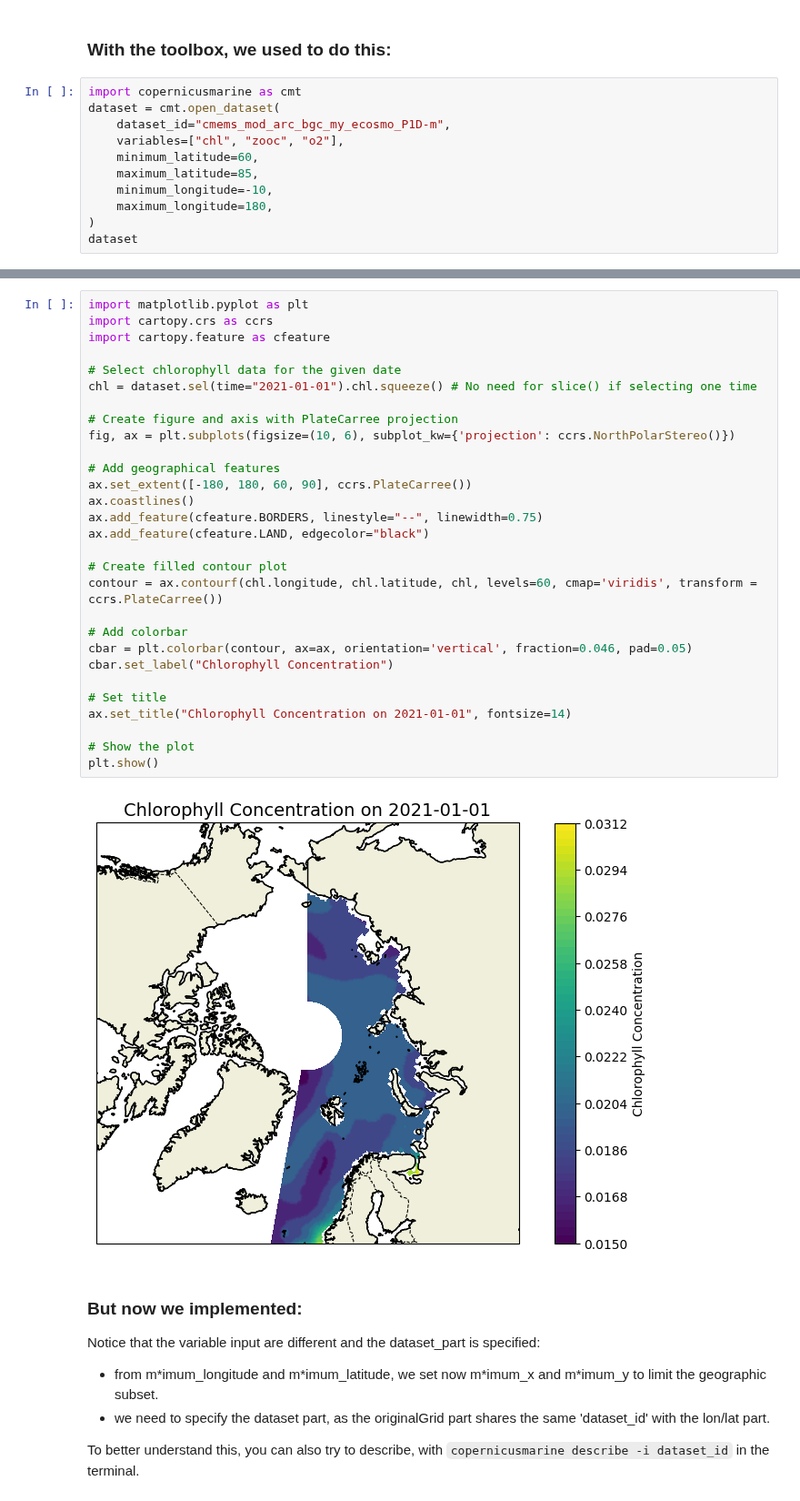
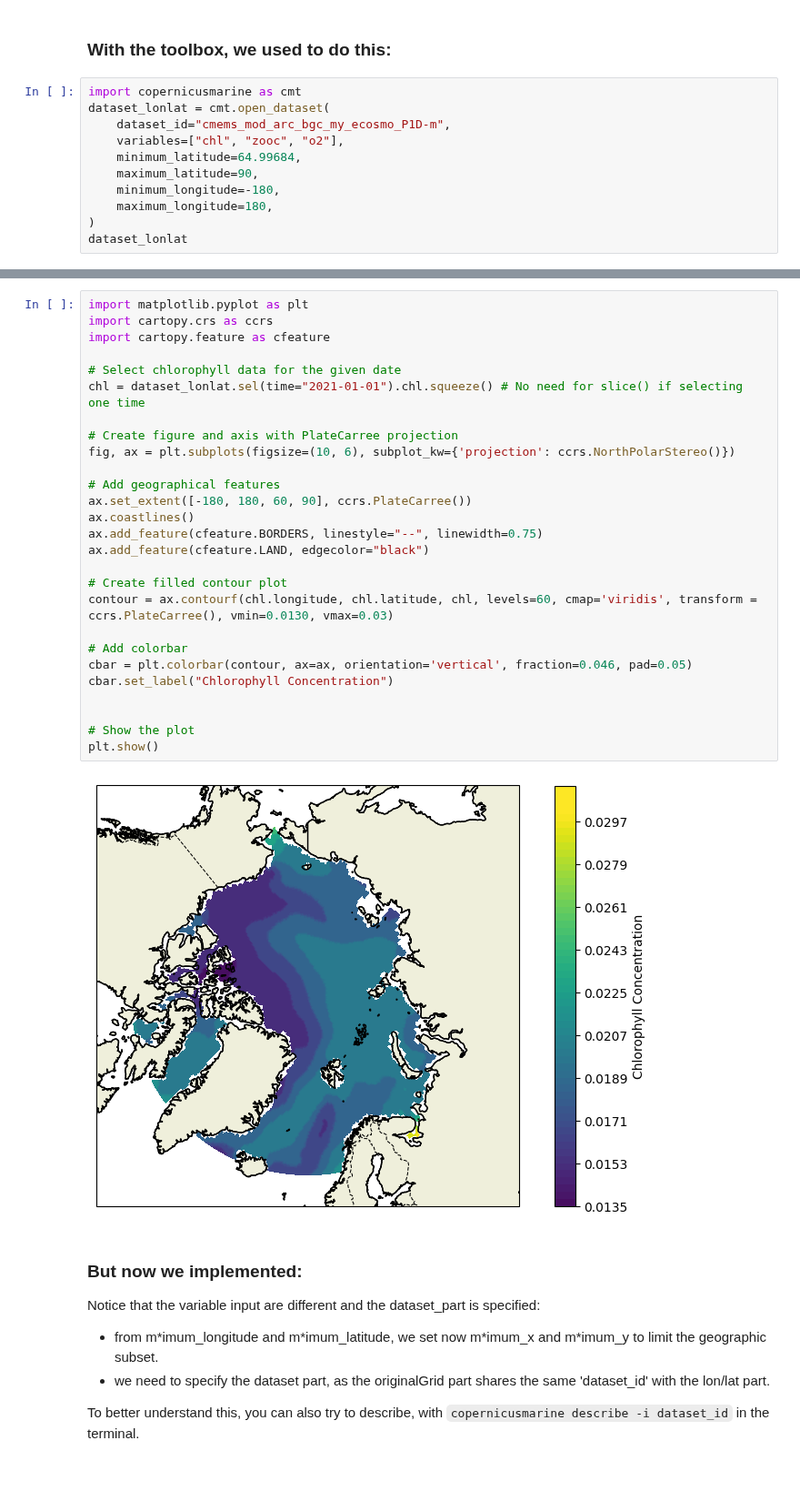
Before and after one commit to mercator-ocean/copernicus-marine-toolbox, a Jupyter notebook: doc/usage/stereo_subset.ipynb, the cells around one changed output, grey strips where cells are left out. Shown at 91% size. Saved outputs shown, nothing was run; the diff lists cells and outputs as text; blank space fills up the shorter version.

```diff
--- a/doc/usage/stereo_subset.ipynb
+++ b/doc/usage/stereo_subset.ipynb
@@ -4,13 +4,13 @@
 ### With the toolbox, we used to do this:
 # %%
 import copernicusmarine as cmt
-dataset = cmt.open_dataset(
+dataset_lonlat = cmt.open_dataset(
     dataset_id="cmems_mod_arc_bgc_my_ecosmo_P1D-m",
     variables=["chl", "zooc", "o2"],
-    minimum_latitude=60,
-    maximum_latitude=85,
-    minimum_longitude=-10,
+    minimum_latitude=64.99684,
+    maximum_latitude=90,
+    minimum_longitude=-180,
     maximum_longitude=180,
 )
-dataset
+dataset_lonlat
 # %% [output]
@@ -72,34 +72,32 @@ http://topaz.nersc.no
 # %%
 import matplotlib.pyplot as plt
 import cartopy.crs as ccrs
 import cartopy.feature as cfeature
 
 # Select chlorophyll data for the given date
-chl = dataset.sel(time="2021-01-01").chl.squeeze() # No need for slice() if selecting one time
+chl = dataset_lonlat.sel(time="2021-01-01").chl.squeeze() # No need for slice() if selecting one time
 
 # Create figure and axis with PlateCarree projection
 fig, ax = plt.subplots(figsize=(10, 6), subplot_kw={'projection': ccrs.NorthPolarStereo()})
 
 # Add geographical features
 ax.set_extent([-180, 180, 60, 90], ccrs.PlateCarree())
 ax.coastlines()
 ax.add_feature(cfeature.BORDERS, linestyle="--", linewidth=0.75)
 ax.add_feature(cfeature.LAND, edgecolor="black")
 
 # Create filled contour plot
-contour = ax.contourf(chl.longitude, chl.latitude, chl, levels=60, cmap='viridis', transform = ccrs.PlateCarree())
+contour = ax.contourf(chl.longitude, chl.latitude, chl, levels=60, cmap='viridis', transform = ccrs.PlateCarree(), vmin=0.0130, vmax=0.03)
 
 # Add colorbar
 cbar = plt.colorbar(contour, ax=ax, orientation='vertical', fraction=0.046, pad=0.05)
 cbar.set_label("Chlorophyll Concentration")
 
-# Set title
-ax.set_title("Chlorophyll Concentration on 2021-01-01", fontsize=14)
 
 # Show the plot
 plt.show()
 # %% [output]
-[figure, old version]
+[figure, new version]
 # %% [markdown]
 ### But now we implemented:
 
```
Also changed, not shown: parts of 5 cells of this notebook, 6 other files.
